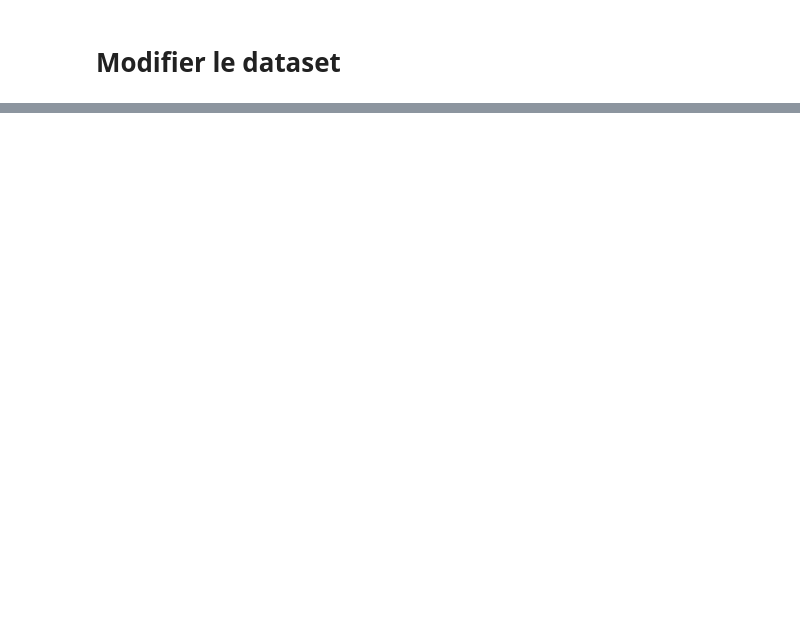
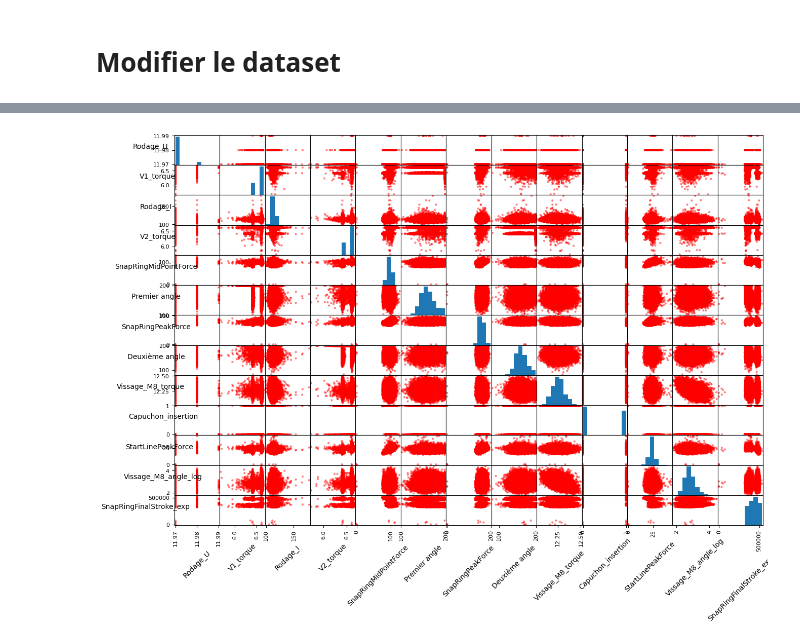
Before and after one commit to TonioHathos/AI_Valeo, a Jupyter notebook: Pre_processing_dataset_yudi.ipynb, the cells around one changed output, grey strips where cells are left out. Cells and saved outputs as stored; diff of their text form; code cells hidden in the pictures; blank space fills up the shorter version.

```diff
--- a/Pre_processing_dataset_yudi.ipynb
+++ b/Pre_processing_dataset_yudi.ipynb
@@ -462,2 +439,9 @@ df_training_inputs.describe()
 # %%
 msno.matrix(df_training_inputs)
+# %%
+sm = scatter_matrix(df_training_inputs[cols_to_plot],figsize = (15, 10), alpha = 0.5, color = 'red')
+
+visualization.rotate_labels(sm)
+plt.show()
+# %% [output]
+[figure, added]
```
Also changed, not shown: parts of 19 cells of this notebook.
